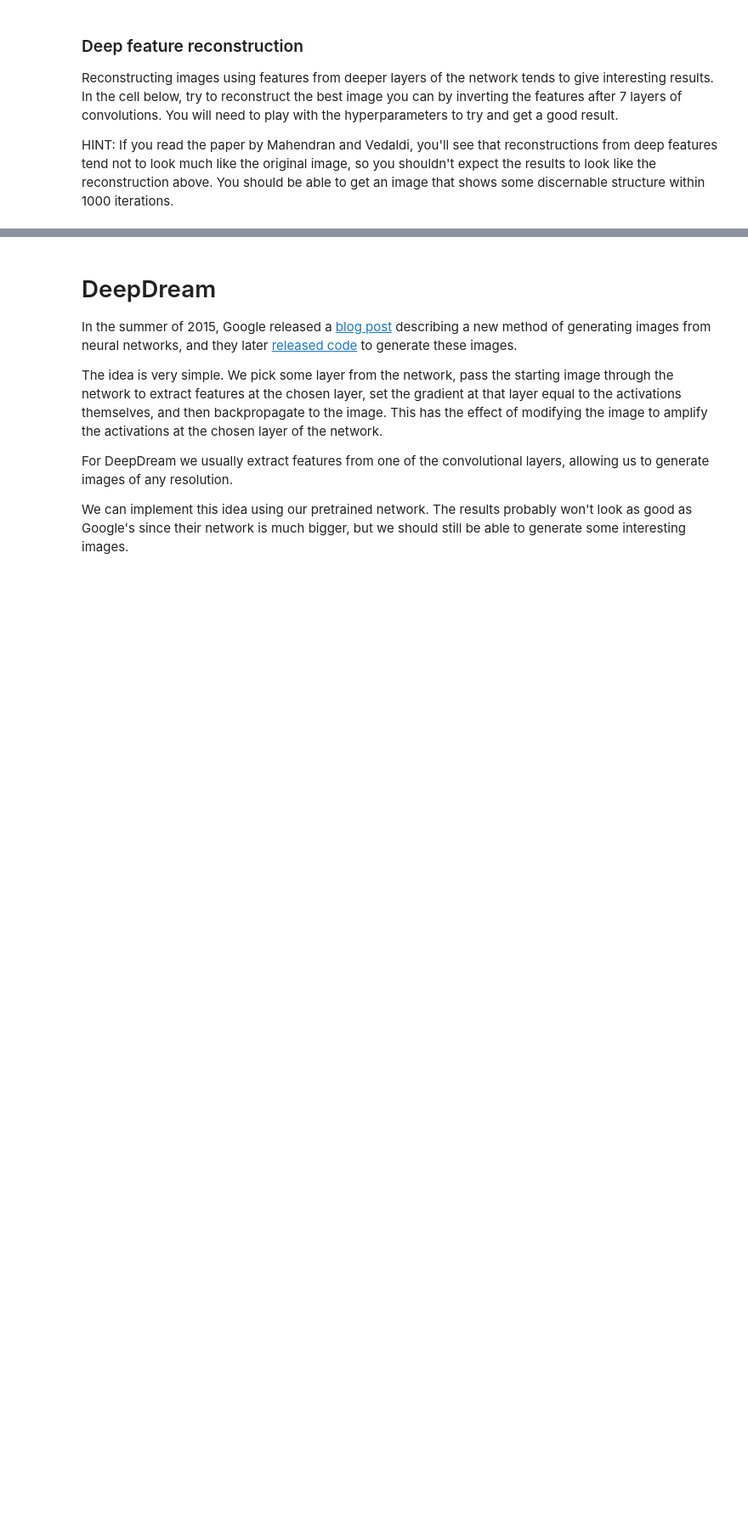
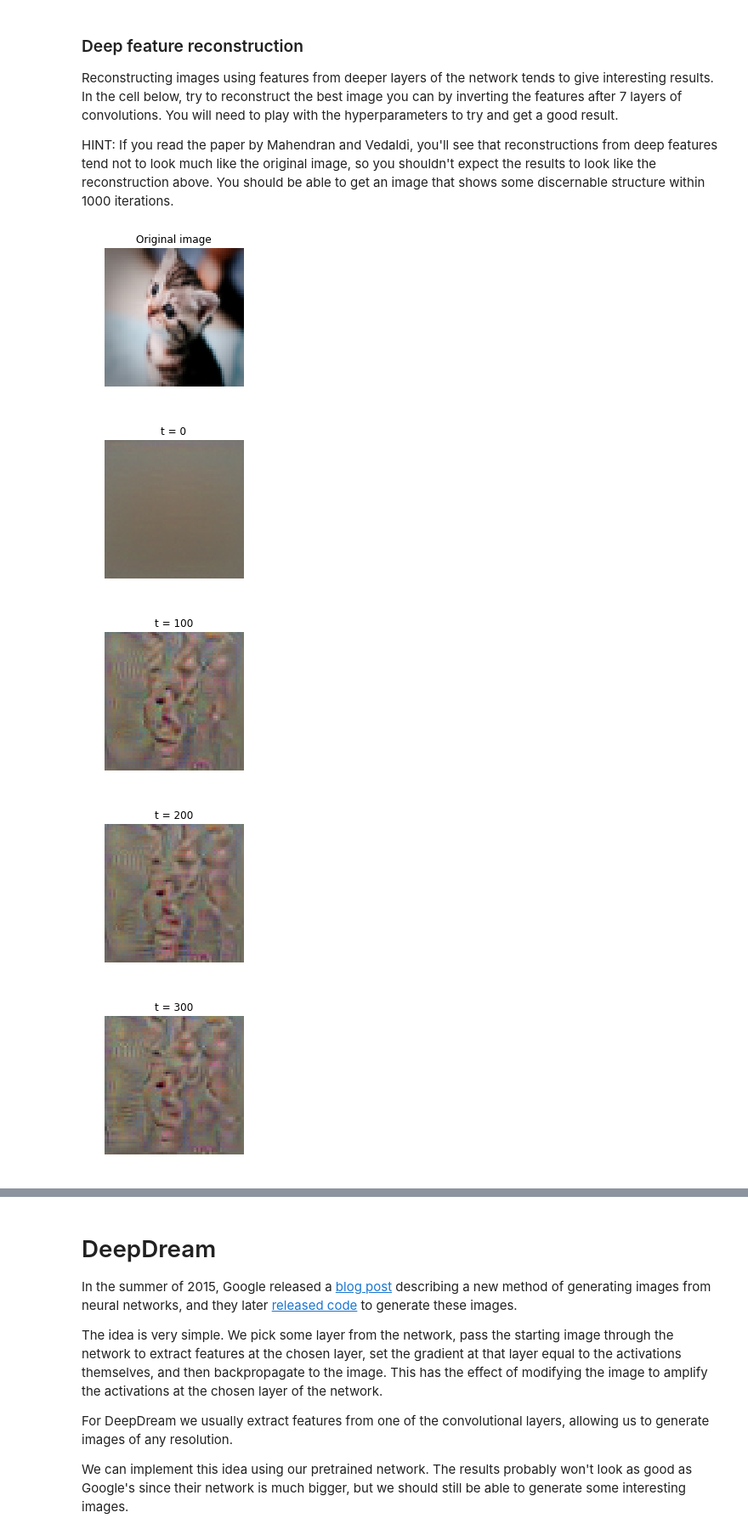
Before and after one commit to elhanarinc/deeplearning, a Jupyter notebook: hw2/task5_image_generation.ipynb, the cells around one changed output, grey strips where cells are left out. Shown at 85% size. Cells and saved outputs as stored; diff of their text form; code cells hidden in the pictures; blank space fills up the shorter version.

```diff
--- a/hw2/task5_image_generation.ipynb
+++ b/hw2/task5_image_generation.ipynb
@@ -258,28 +272,34 @@ HINT: If you read the paper by Mahendran and Vedaldi, you'll see that reconstruc
 # %%
 filename = 'kitten.jpg'
 layer = 6 # layers start from 0 so these are features after 7 convolutions
 img = imresize(imread(filename), (64, 64))
 
 plt.imshow(img)
 plt.gcf().set_size_inches(3, 3)
 plt.title('Original image')
 plt.axis('off')
 plt.show()
 
 # Preprocess the image before passing it to the network:
 # subtract the mean, add a dimension, etc
 img_pre = preprocess_image(img, data['mean_image'])
 
 # Extract features from the image
 feats, _ = model.forward(img_pre, end=layer)
 
 # Invert the features
 # You will need to play with these parameters.
 kwargs = {
   'num_iterations': 1000,
-  'learning_rate': 0,
-  'l2_reg': 0,
+  'learning_rate': 5e4,
+  'l2_reg': 5e-7,
   'show_every': 100,
   'blur_every': 0,
 }
 X = invert_features(feats, layer, model, **kwargs)
+# %% [output]
+[figure, added]
+[figure, added]
+[figure, added]
+[figure, added]
+[figure, added]
```
Also changed, not shown: parts of 7 cells of this notebook, 12 other files.
